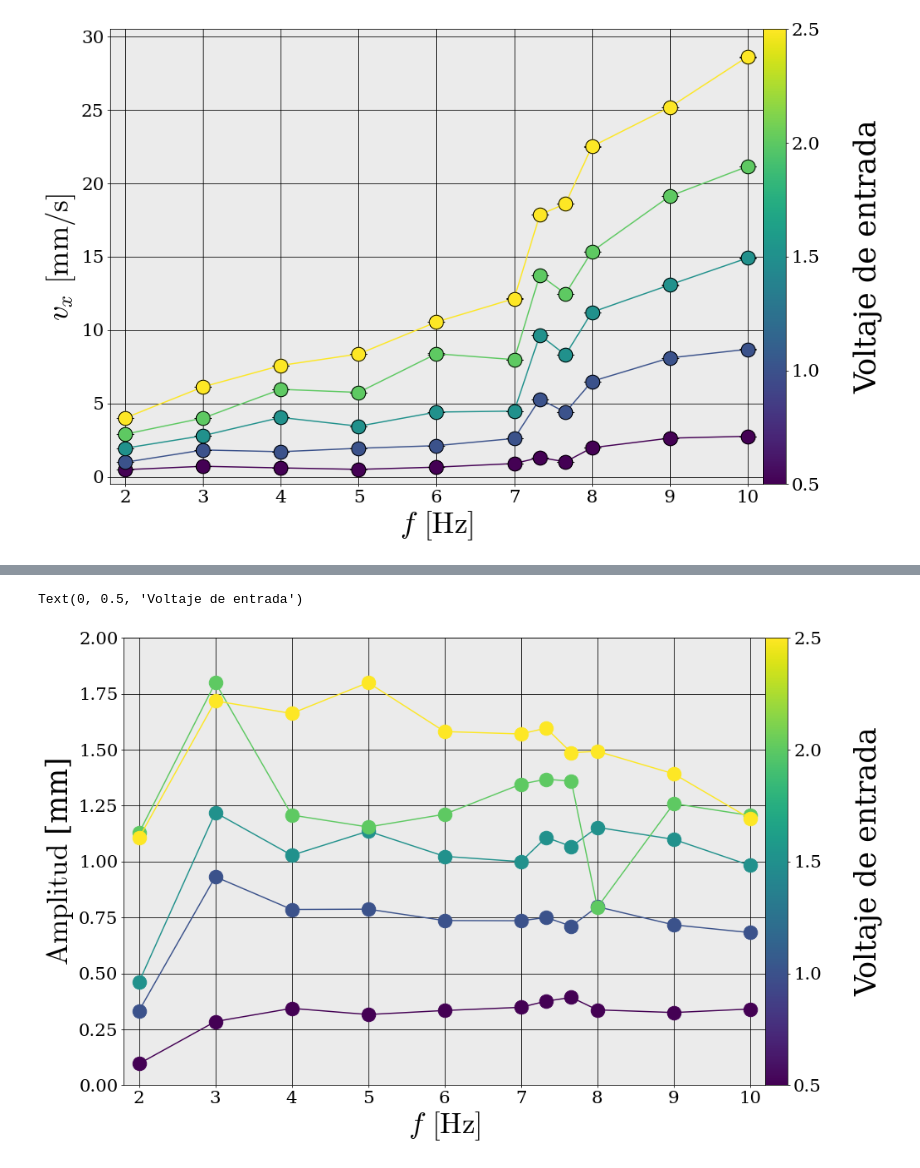
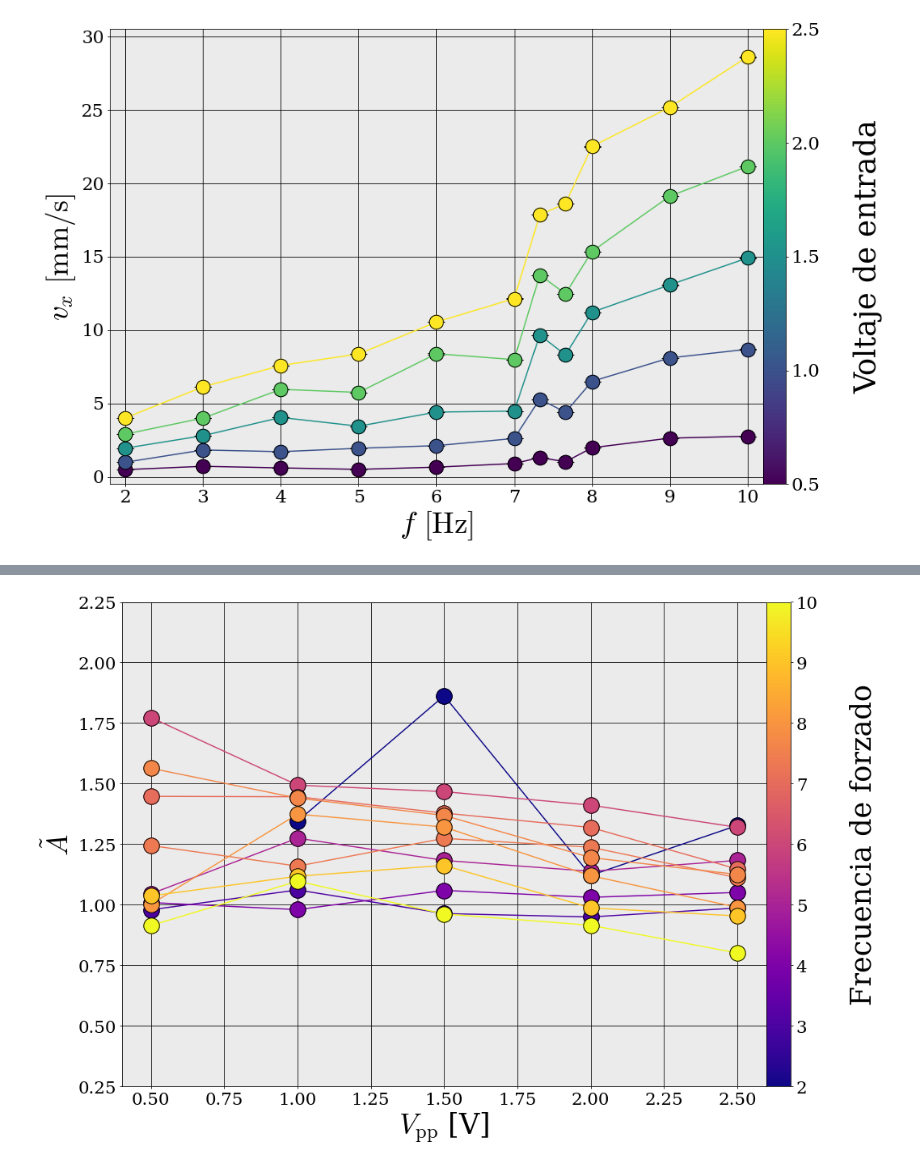
Before and after one commit to gardianc/Nado-ondulatorio, a Jupyter notebook: mas_graficos.ipynb, the cells around one changed output, grey strips where cells are left out. Drawn from its saved outputs; the diff is of its cells as text; code cells hidden in the pictures.

```diff
--- a/mas_graficos.ipynb
+++ b/mas_graficos.ipynb
@@ -274,27 +437,31 @@ fig.tight_layout()
 # %%
 fig,ax = plt.subplots()
-for row in df_amplitude.iterrows():
-    volt_color = cmap_v(norm_v(row[0]))
-    values = [row[1].iloc[i][0] for i in np.arange(len(row[1]))]
-    errors = [row[1].iloc[i][1] for i in np.arange(len(row[1]))]
-    ax.plot(FREQ_ARRAY_VALUES,np.abs(values), 'o-', ms=17, color=volt_color)
-    # ax.errorbar(FREQ_ARRAY_VALUES, np.abs(values), markerfacecolor = volt_color, fmt='o',
-    #         yerr = errors, xerr = None, color = 'k', ecolor = 'k',
-    #         ms=17, elinewidth=2, lw=3, capsize=10)
+for tail_items,head_items in zip(df_tail_amplitude.items(),df_head_amplitude.items()):
+    freq_color = cmap_f(norm_f(tail_items[0]))
+    series_tail = tail_items[1]
+    series_head = head_items[1]
+    tail = np.array([amp[0] for amp in series_tail])
+    err_tail = np.array([amp[1] for amp in series_tail])
+    head = np.array([amp[0] for amp in series_head])
+    err_head = np.array([amp[1] for amp in series_head])
 
-ax.set_xlabel(f'$f$ $[\\text{{Hz}}]$')
-ax.set_ylabel('$\\text{Amplitud}$ [mm]')
-ax.set_ylim([0,2])
-ax.set_xlim([1.8,10.2])
-#Colorbar configuration
-cbar_term = fig.colorbar(colorscale_v, ax=ax, location='right', orientation='vertical', pad=0, fraction=0.05)
-cbar_term.ax.set_ylim(VOLT_ARRAY_VALUES[0],VOLT_ARRAY_VALUES[-1])
+    ax.plot(VOLT_ARRAY_VALUES, tail/head , '-o', ms=20, color=freq_color)
+    ax.errorbar(VOLT_ARRAY_VALUES, tail/head , markerfacecolor = freq_color, fmt='o',
+            yerr = 0, xerr = None, color = 'k', ecolor = freq_color, #TODO: Propagar error de adimenzionalicación
+            ms=20, elinewidth=2, lw=3, capsize=10)
+
+ax.set_xlabel('$V_{\\text{pp}}$ [V]')
+ax.set_ylabel('$\\tilde{A}$')
+ax.set_xlim([0.4,2.6])
+ax.set_ylim([0.25,2.25])
+cbar_term = fig.colorbar(colorscale_f, ax=ax, location='right', orientation='vertical', pad=0, fraction=0.05)
+cbar_term.ax.set_ylim(2,10)
 cbar_term.ax.ticklabel_format(axis='x',style='sci',scilimits=(0,2))
-cbar_term.ax.set_yticks(VOLT_ARRAY_VALUES)
-cbar_term.ax.set_ylabel('Voltaje de entrada',labelpad=40)
+cbar_term.ax.set_yticks([f for f in FREQ_ARRAY_VALUES if f!=7.33 and f!=7.66])
+cbar_term.ax.set_ylabel('Frecuencia de forzado',labelpad=40)
+fig.tight_layout()
 # %% [output]
-Text(0, 0.5, 'Voltaje de entrada')
-[figure, old version]
+[figure, new version]
 # %%
 fig,ax = plt.subplots()
 
```
Also changed, not shown: parts of 8 cells of this notebook, 18 other files.
